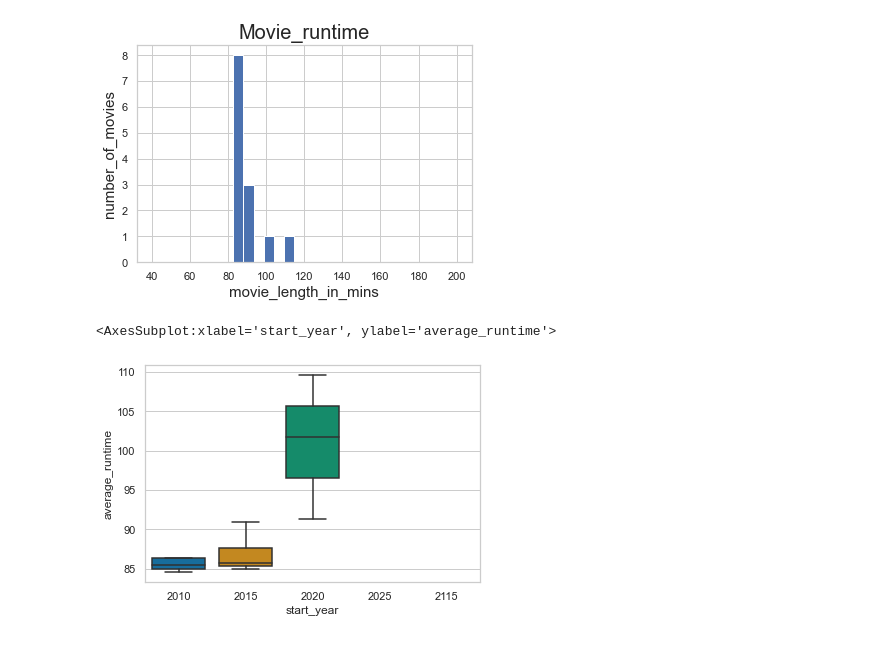
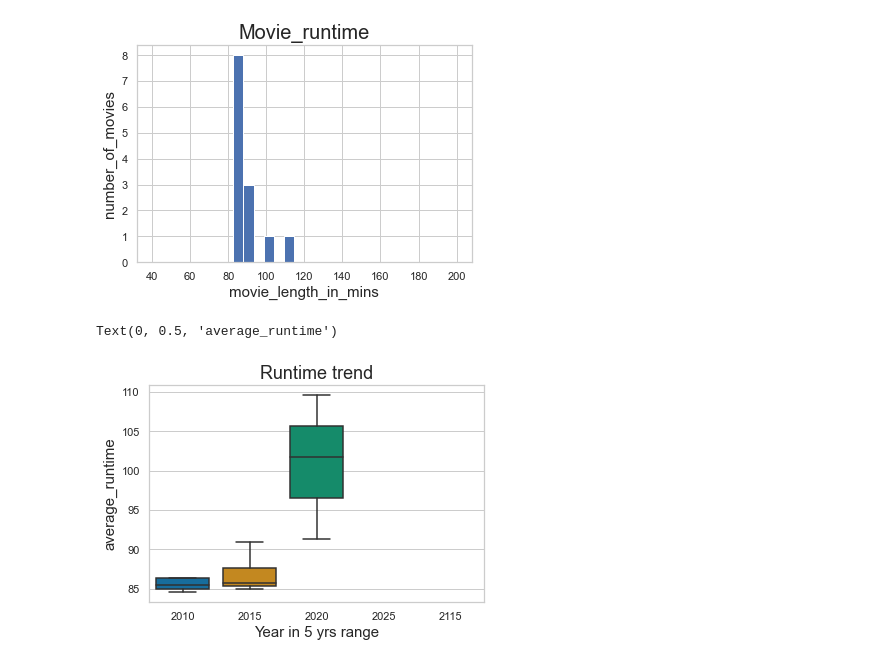
Before and after one commit to AbelO2022/Phase_1_Microsoft_Project, a Jupyter notebook: student.ipynb, the cells around one changed output. Drawn from its saved outputs; the diff is of its cells as text; code cells hidden in the pictures.

```diff
--- a/student.ipynb
+++ b/student.ipynb
@@ -1012,6 +955,9 @@ runtime_by_year["start_year"] = ((runtime_by_year['start_year']//5)*5).astype("i
 # %%
 # Plotting boxplot to visualize
 sns.boxplot(x="start_year",y="average_runtime",data=runtime_by_year, palette='colorblind', showfliers=False)
+plt.title("Runtime trend",fontsize=18)
+plt.xlabel('Year in 5 yrs range',fontsize=15)
+plt.ylabel("average_runtime",fontsize=15)
 # %% [output]
-<AxesSubplot:xlabel='start_year', ylabel='average_runtime'>
+Text(0, 0.5, 'average_runtime')
-[figure, old version]
+[figure, new version]
```
Also changed, not shown: parts of 12 cells of this notebook, 2 other files.
